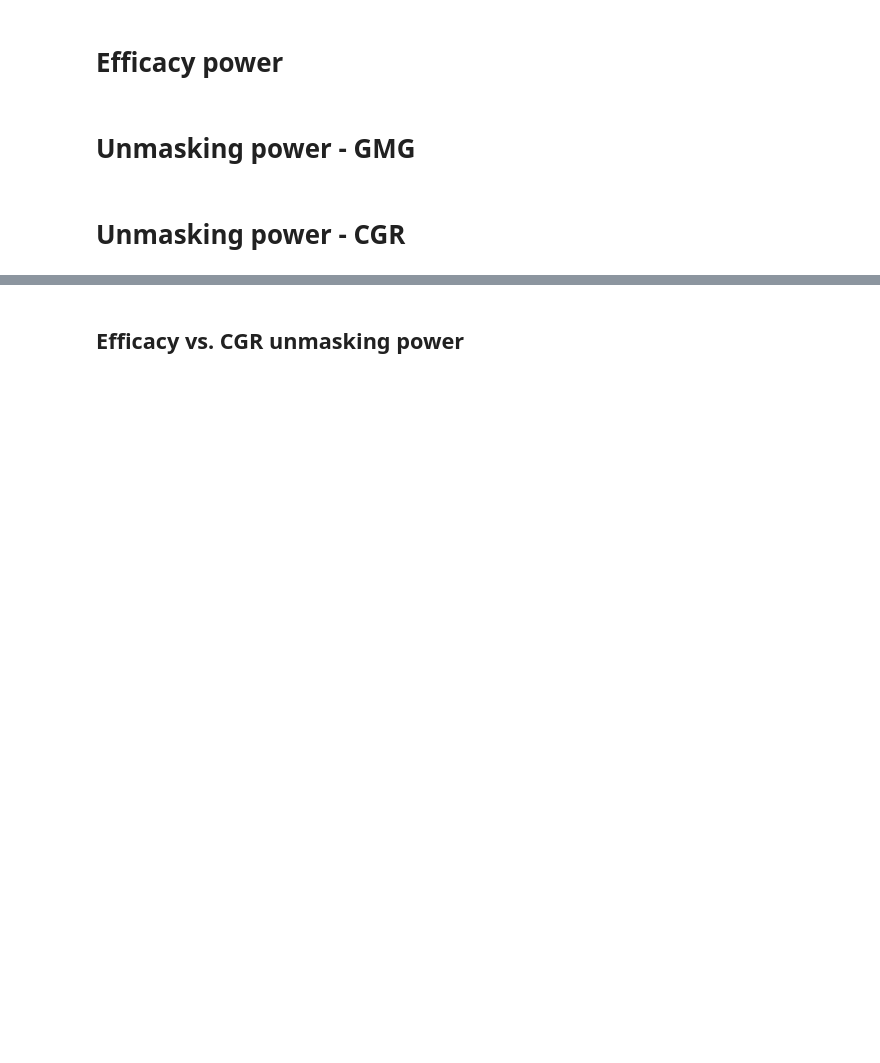
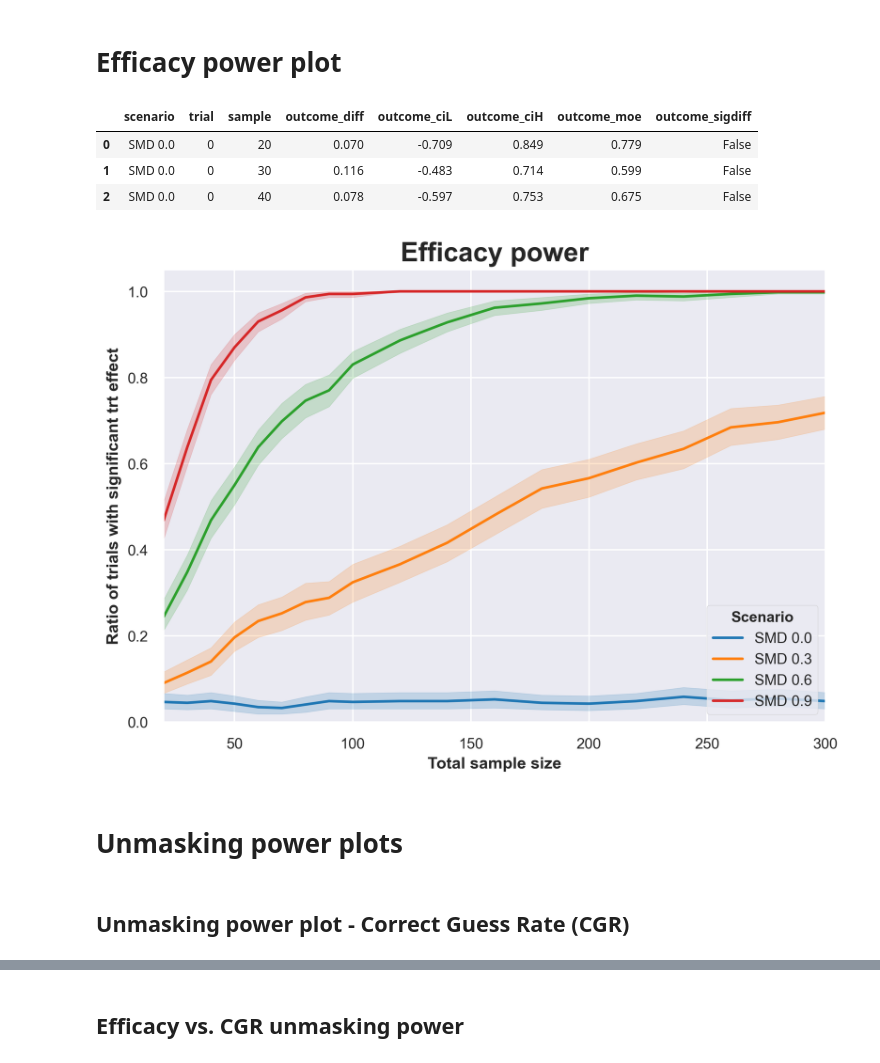
Before and after one commit to szb37/ADAPT-codebase, a Jupyter notebook: notebooks/plots.ipynb, the cells around one changed output, grey strips where cells are left out. Saved outputs shown, nothing was run; the diff lists cells and outputs as text; code cells hidden in the pictures; blank space fills up the shorter version.

```diff
--- a/notebooks/plots.ipynb
+++ b/notebooks/plots.ipynb
@@ -26,68 +26,61 @@ def save_fig(fig, fname):
             format=format,
             dpi=300,)
 # %% [markdown]
-# Efficacy power
+# Efficacy power plot
 # %%
-### Generate mock data & calc CIs & significance for efficacy power
-
-# Define scenarios
-scenario_params = []
+### Generate efficacy mock data & calc CIs, significance
+df_patientsData=[]
 for smd in np.arange(0, 1.2, 0.3):
     smd = round(smd, 1)
-    scenario_params.append(
-        (f'SMD {smd}',
-        {'type': 'normal',
-            'arm_params':{
-                'C': {'mean': 1, 'sd': 1,},
-                'T': {'mean': 1+smd, 'sd': 1,},
-            },}))
-
-# Get trials data for each scenario
-df_patientsData=[]
-for scenario_param in scenario_params:
     df_patientsData.append(
-            power.DataGeneration.get_df_patientsData(
-            scenario = scenario_param[0],
+        power.DataGeneration.get_df_patientsData(
+            scenario = f'SMD {smd}',
             n_trials = n_trials,
             sample = sample,
-            params = [scenario_param[1]]))
+            params = [
+                {'type': 'normal',
+                'arm_params':{
+                    'C': {'mean': 1, 'sd': 1,},
+                    'T': {'mean': 1+smd, 'sd': 1,}}}]))
 
 df_patientsData = pd.concat(df_patientsData, ignore_index=True)
-df_patientsData.head()
+df_patientsData = df_patientsData.rename(columns={'value': 'outcome',})
 
 # Calculate CIs
 df_CIs = power.Stats.get_df_diffCIs_vector(
-    df_patientsData,
-    samples = samples)
-# Add significance
-df_CIs = df_CIs.rename(columns={
-    'ciL': 'gmg_ciL',
-    'ciH': 'gmg_ciH',
-    'moe': 'gmg_moe',})
-
-df_CIs = power.Stats.add_sd(df_CIs)
+    df_patientsData = df_patientsData,
+    samples = samples,
+    col = 'outcome',)
+df_CIs = power.Stats.add_sigdiff(df_CIs)
 df_CIs.head(3)
+# %% [output]
+|  | scenario | trial | sample | outcome_diff | outcome_ciL | outcome_ciH | outcome_moe | outcome_sigdiff |
+| 0 | SMD 0.0 | 0 | 20 | 0.070 | -0.709 | 0.849 | 0.779 | False |
+| 1 | SMD 0.0 | 0 | 30 | 0.116 | -0.483 | 0.714 | 0.599 | False |
+| 2 | SMD 0.0 | 0 | 40 | 0.078 | -0.597 | 0.753 | 0.675 | False |
 # %%
 ### Efficacy power plot
 fig, ax = plt.subplots()
 sns.lineplot(
     data = df_CIs,
     x = 'sample',
-    y = 'gmg_sd',
+    y = 'outcome_sigdiff',
     hue = 'scenario',
 )
 
 plt.title('Efficacy power', fontweight='bold', fontsize=18)
 ax.set_xlabel('Total sample size', fontweight='bold')
 ax.set_ylabel('Ratio of trials with significant trt effect', fontweight='bold')
 ax.set_xlim([df_CIs['sample'].min(), df_CIs['sample'].max()])
 ax.set_ylim([0, 1.05])
 plt.legend(
     title='Scenario',
     title_fontproperties = {'weight': 'bold'},
     loc='lower right',)
 
 save_fig(fig, 'power_effiacy_theory')
 plt.show()
+# %% [output]
+[figure, added]
 # %% [markdown]
-# Unmasking power - GMG
+# Unmasking power plots
@@ -158,3 +87,3 @@ save_fig(fig, 'power_unmasking_gmg_theory')
 # %% [markdown]
-# Unmasking power - CGR
+## Unmasking power plot - Correct Guess Rate (CGR)
 # %%
```
Also changed, not shown: parts of 22 cells of this notebook, 16 other files.
